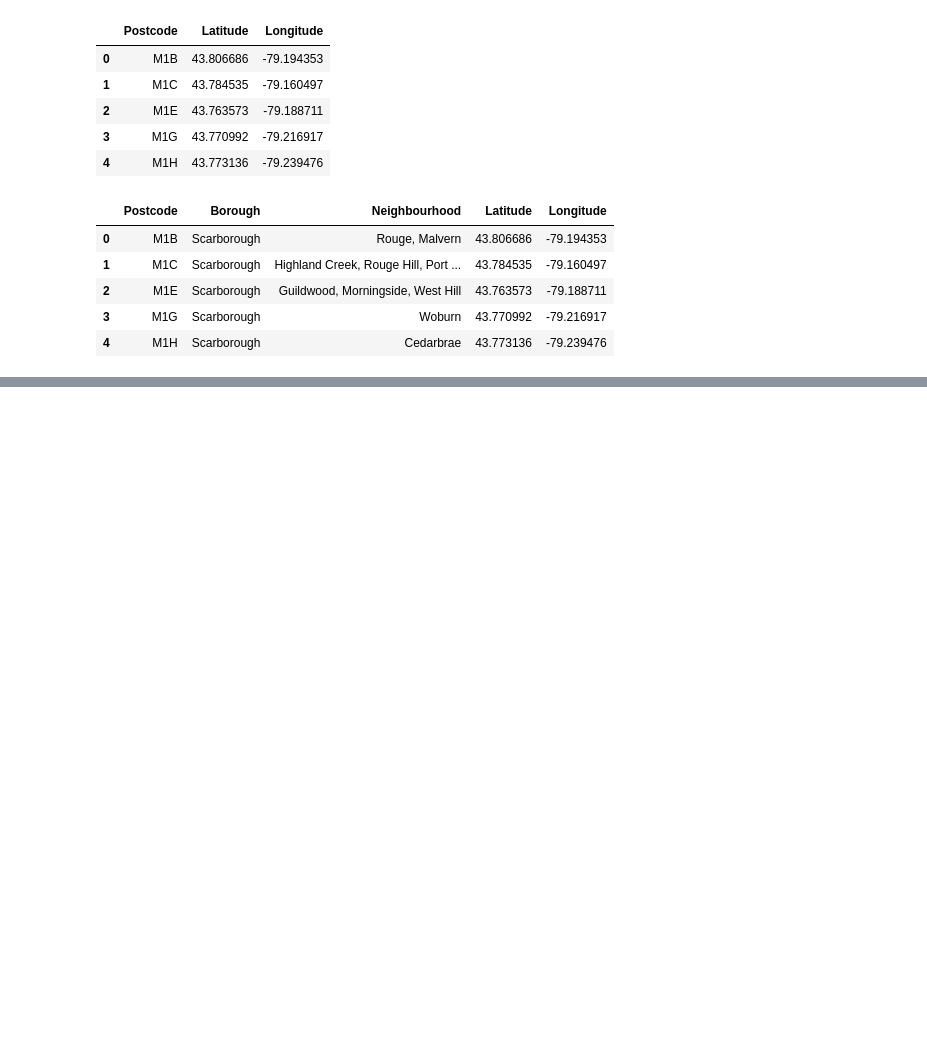
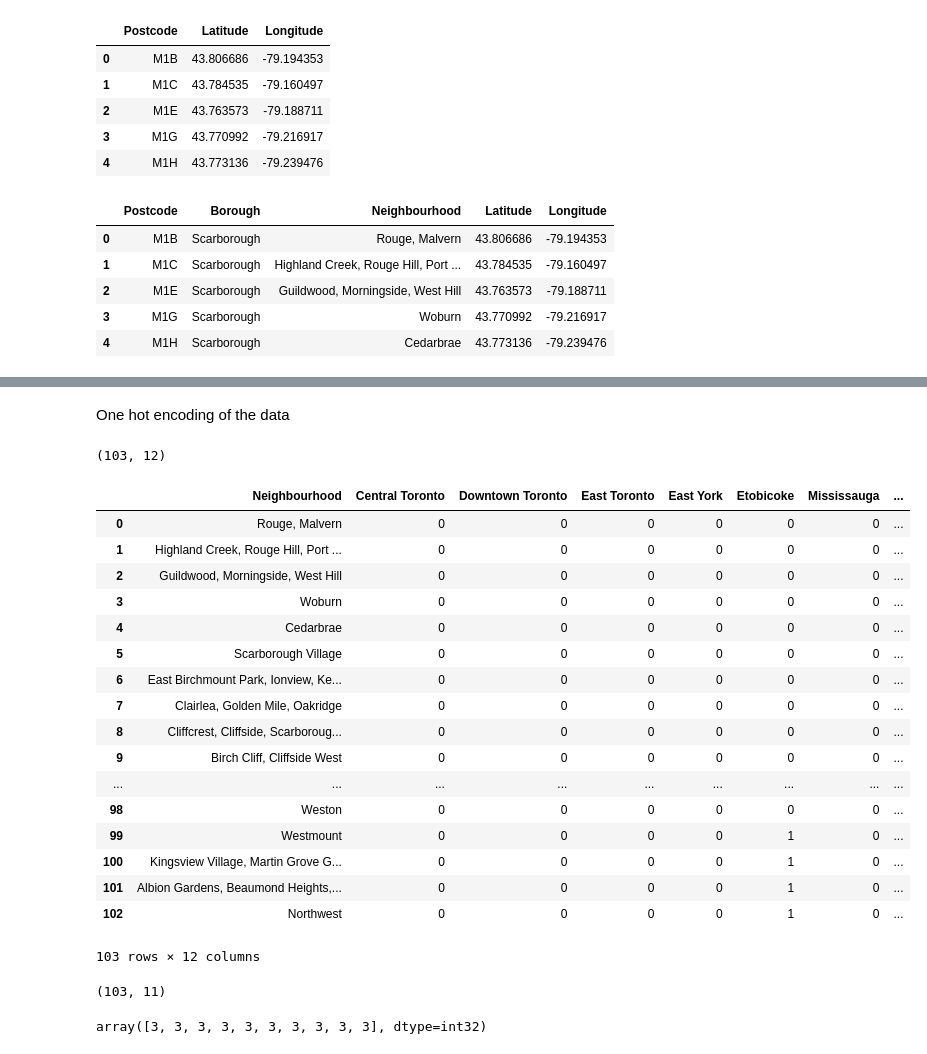
Before and after one commit to balochfarhad/Capstone, a Jupyter notebook: Segmentation_Capstone assignment.ipynb, the cells around one changed output, grey strips where cells are left out. Drawn from its saved outputs; the diff is of its cells as text; code cells hidden in the pictures; blank space fills up the shorter version.

```diff
--- a/Segmentation_Capstone assignment.ipynb
+++ b/Segmentation_Capstone assignment.ipynb
@@ -90,0 +119,42 @@ df.head()
+# %% [markdown]
+One hot encoding of the data
+# %%
+ohe_df = pd.get_dummies(df[['Borough']], prefix="", prefix_sep="")
+
+# add neighborhood column back to dataframe
+ohe_df['Neighbourhood'] = df['Neighbourhood']
+
+# move neighborhood column to the first column
+fixed_columns = [ohe_df.columns[-1]] + list(ohe_df.columns[:-1])
+ohe_df = ohe_df[fixed_columns]
+# %%
+ohe_df.shape
+# %% [output]
+(103, 12)
+# %%
+df_grouped = ohe_df
+df_grouped
+# %% [output]
+|  | Neighbourhood | Central Toronto | Downtown Toronto | East Toronto | East York | Etobicoke | Mississauga | ... |
+| 0 | Rouge, Malvern | 0 | 0 | 0 | 0 | 0 | 0 | ... |
+| 1 | Highland Creek, Rouge Hill, Port ... | 0 | 0 | 0 | 0 | 0 | 0 | ... |
+| 2 | Guildwood, Morningside, West Hill | 0 | 0 | 0 | 0 | 0 | 0 | ... |
+| 3 | Woburn | 0 | 0 | 0 | 0 | 0 | 0 | ... |
+| 4 | Cedarbrae | 0 | 0 | 0 | 0 | 0 | 0 | ... |
+| 5 | Scarborough Village | 0 | 0 | 0 | 0 | 0 | 0 | ... |
+| 6 | East Birchmount Park, Ionview, Ke... | 0 | 0 | 0 | 0 | 0 | 0 | ... |
+| 7 | Clairlea, Golden Mile, Oakridge | 0 | 0 | 0 | 0 | 0 | 0 | ... |
+| 8 | Cliffcrest, Cliffside, Scarboroug... | 0 | 0 | 0 | 0 | 0 | 0 | ... |
+| 9 | Birch Cliff, Cliffside West | 0 | 0 | 0 | 0 | 0 | 0 | ... |
+| ... | ... | ... | ... | ... | ... | ... | ... | ... |
+| 98 | Weston | 0 | 0 | 0 | 0 | 0 | 0 | ... |
+| 99 | Westmount | 0 | 0 | 0 | 0 | 1 | 0 | ... |
+| 100 | Kingsview Village, Martin Grove G... | 0 | 0 | 0 | 0 | 1 | 0 | ... |
+| 101 | Albion Gardens, Beaumond Heights,... | 0 | 0 | 0 | 0 | 1 | 0 | ... |
+| 102 | Northwest | 0 | 0 | 0 | 0 | 1 | 0 | ... |
+103 rows × 12 columns
+# %%
+ohe_cluster = df_grouped.drop('Neighbourhood',1)
+ohe_cluster.shape
+# %% [output]
+(103, 11)
@@ -90,0 +165,4 @@ df.head()
+# %%
+kmeans.labels_[0:10]
+# %% [output]
+array([3, 3, 3, 3, 3, 3, 3, 3, 3, 3], dtype=int32)
```
Also changed, not shown: parts of 14 cells of this notebook.
